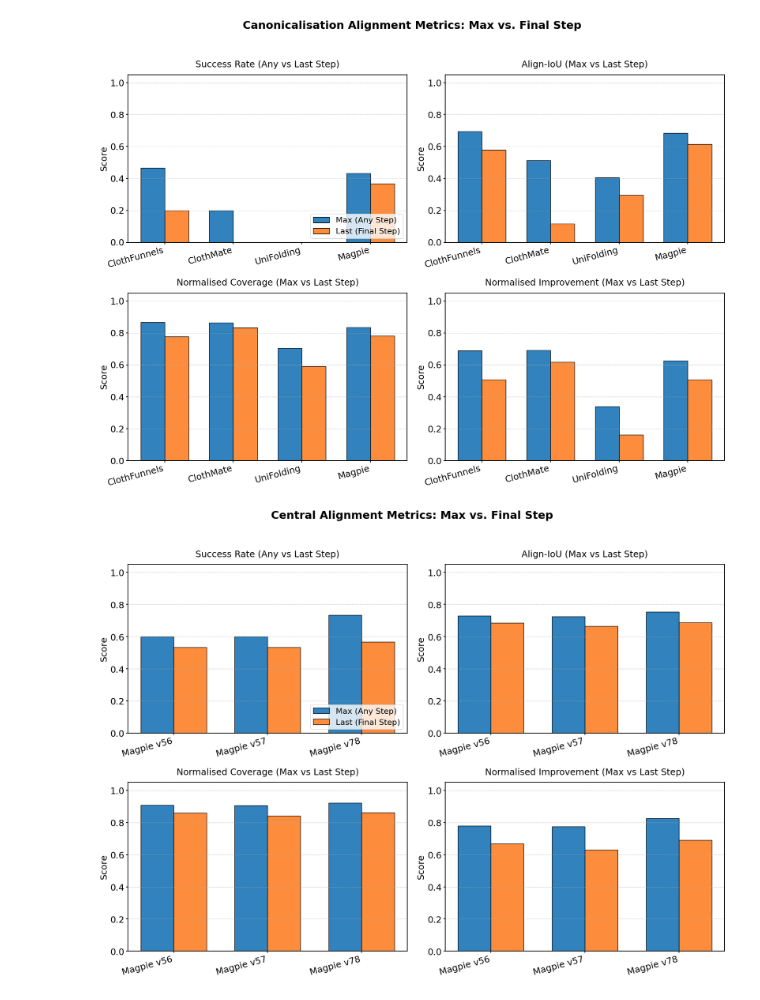
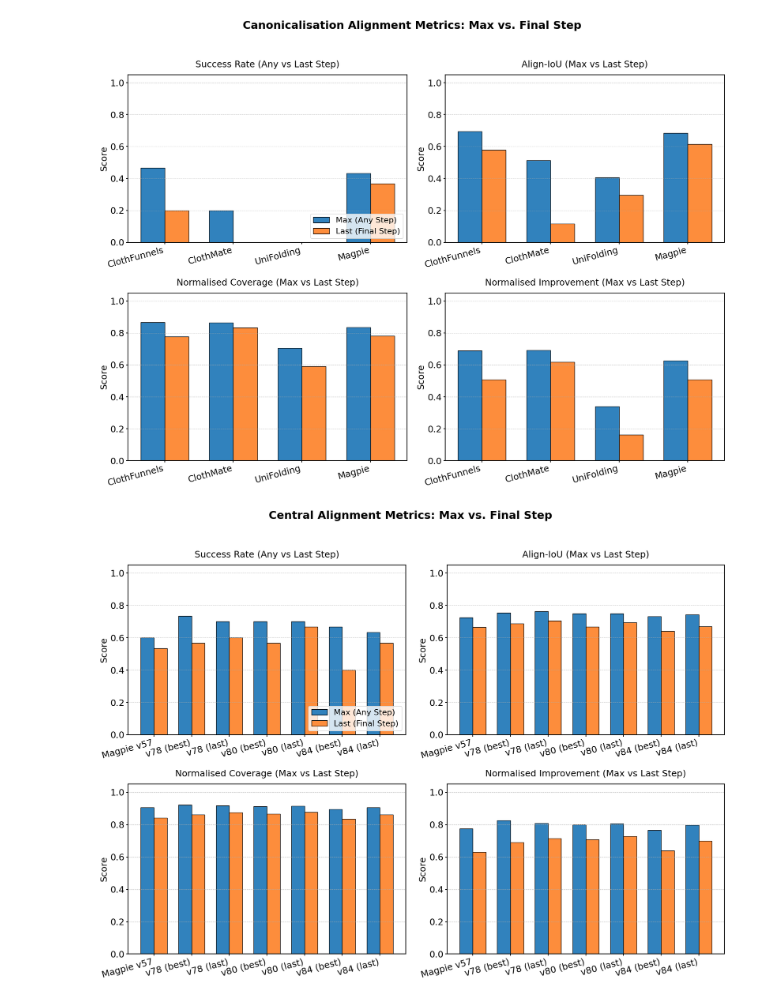
Before and after one commit to halid1020/bimanual_garment_folding, a Jupyter notebook: analysis/magpie/alignment_sim.ipynb, the cells around one changed output. Cells and saved outputs as stored; diff of their text form; code cells hidden in the pictures.

```diff
--- a/analysis/magpie/alignment_sim.ipynb
+++ b/analysis/magpie/alignment_sim.ipynb
@@ -334,9 +334,14 @@ canon_experiments = [
 ]
 
 central_experiments = [
-    {"name": "magpie_ctr_align_longsleeve_p4_v56", "label": "Magpie v56", "check": "eval_checkpoint_-2"},
-    {"name": "magpie_ctr_align_longsleeve_p4_v57", "label": "Magpie v57", "check": "eval_checkpoint_-2"},
-    {"name": "magpie_ctr_align_longsleeve_p4_v78", "label": "Magpie v78", "check": "eval_checkpoint_-2"},
+    {"name": "magpie_ctr_align_longsleeve_p4_v57", "label": "v57 (best)", "check": "eval_checkpoint_-2"},
+    {"name": "magpie_ctr_align_longsleeve_p4_v57", "label": "v57 (last)", "check": "eval_checkpoint_100000"},
+    {"name": "magpie_ctr_align_longsleeve_p4_v78", "label": "v78 (best)", "check": "eval_checkpoint_-2"},
+    {"name": "magpie_ctr_align_longsleeve_p4_v78", "label": "v78 (last)", "check": "eval_checkpoint_100000"},
+    {"name": "magpie_ctr_align_longsleeve_p4_v80", "label": "v80 (best)", "check": "eval_checkpoint_-2"},
+    {"name": "magpie_ctr_align_longsleeve_p4_v80", "label": "v80 (last)", "check": "eval_checkpoint_100000"},
+    {"name": "magpie_ctr_align_longsleeve_p4_v84", "label": "v84 (best)", "check": "eval_checkpoint_-2"},
+    {"name": "magpie_ctr_align_longsleeve_p4_v84", "label": "v84 (last)", "check": "eval_checkpoint_100000"},
 ]
 
 plot_experiments = [
@@ -360,34 +365,34 @@ table_experiments = [
 ]
 
 my_crop_settings = {
     'start_x': 0.01, 'stride_x': 0.165, 'box_w': 0.160,
     'start_y': 0.0, 'stride_y': 0.25, 'box_h': 0.247,
     'row_y_offsets': [0.005, 0.0, 0.0, 0.0],
     'pad_width_frac': 0.0
 }
 
 # 1. Bar Charts
 process_and_plot_task(data_dir, canon_experiments, task_title="Canonicalisation Alignment")
 process_and_plot_task(data_dir, central_experiments, task_title="Central Alignment")
 
 # 2. Visualizations
 plot_trajectory_visualizations(
     data_dir,
     plot_experiments,
     episodes_list=plot_episodes_to_show,
     num_steps=11,
     crop_params=my_crop_settings
 )
 
 # 3. Output the LaTeX Table Request
 generate_latex_table_for_experiments(
     data_dir,
     table_experiments,
     step_limits=[5, 10, 15, 20]
 )
 # %% [output]
 [figure]
-[figure, old version]
+[figure, new version]
 --- LaTeX Table Output ---
 \begin{tabular}{l|cp{2.3cm}p{2.3cm}p{2.3cm}p{2.3cm}||c}
 Longsleeve & ClothFunnels (Canon) & ClothMate (Canon) & UniFolding (Canon) & Magpie (Canon) & Magpie (Central) \\
```
Also changed, not shown: parts of 1 cell of this notebook, 8 other files.
